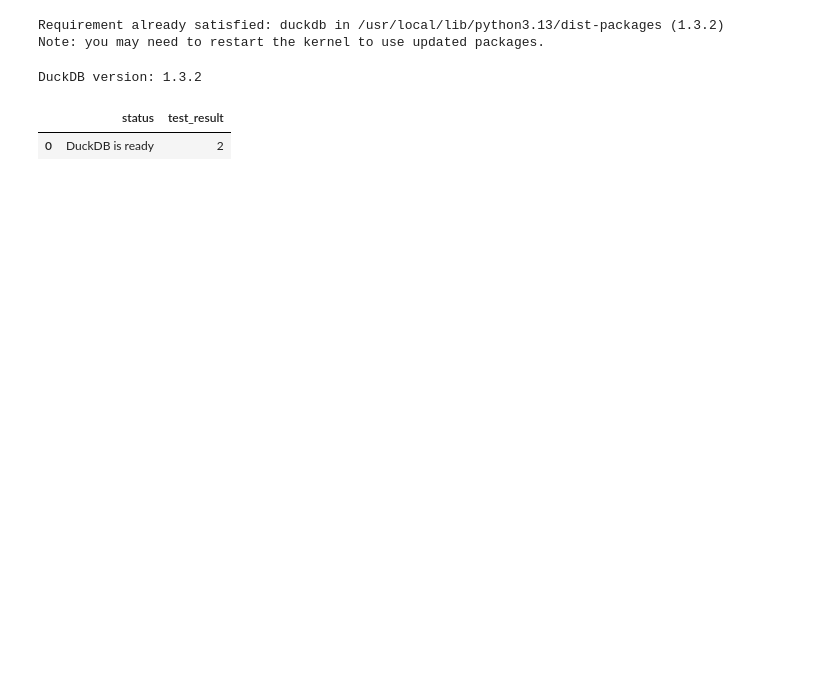
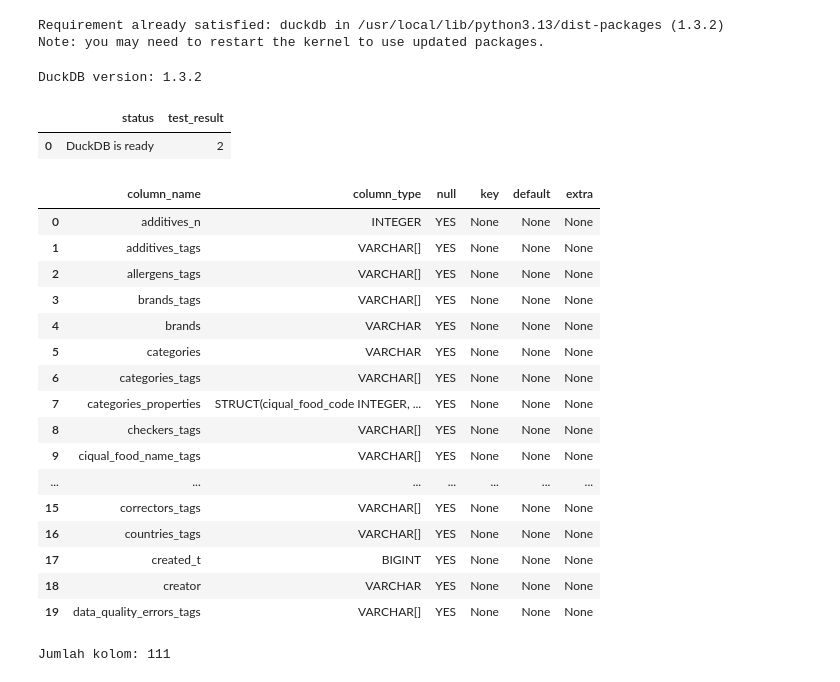
Before and after one commit to MaulanaKindi/indonesia-food-product-landscape, a Jupyter notebook: off-brand-landscape-00-environment-setup.ipynb, the cells around one changed output. Cells and saved outputs as stored; diff of their text form; code cells hidden in the pictures; blank space fills up the shorter version.

```diff
--- a/off-brand-landscape-00-environment-setup.ipynb
+++ b/off-brand-landscape-00-environment-setup.ipynb
@@ -45,3 +45,45 @@ display(result)
 DuckDB version: 1.3.2
 |  | status | test_result |
 | 0 | DuckDB is ready | 2 |
+# %%
+
+import duckdb
+
+con = duckdb.connect(":memory:")
+
+# Aktifkan dukungan akses file melalui HTTP.
+con.execute("INSTALL httpfs")
+con.execute("LOAD httpfs")
+
+source_url = (
+    "https://huggingface.co/datasets/"
+    "openfoodfacts/product-database/resolve/main/food.parquet"
+)
+
+# Periksa struktur kolom tanpa meminta seluruh isi tabel.
+schema = con.execute(
+    f"DESCRIBE SELECT * FROM read_parquet('{source_url}')"
+).fetchdf()
+
+display(schema.head(20))
+
+print("Jumlah kolom:", len(schema))
+# %% [output]
+|  | column_name | column_type | null | key | default | extra |
+| 0 | additives_n | INTEGER | YES | None | None | None |
+| 1 | additives_tags | VARCHAR[] | YES | None | None | None |
+| 2 | allergens_tags | VARCHAR[] | YES | None | None | None |
+| 3 | brands_tags | VARCHAR[] | YES | None | None | None |
+| 4 | brands | VARCHAR | YES | None | None | None |
+| 5 | categories | VARCHAR | YES | None | None | None |
+| 6 | categories_tags | VARCHAR[] | YES | None | None | None |
+| 7 | categories_properties | STRUCT(ciqual_food_code INTEGER, ... | YES | None | None | None |
+| 8 | checkers_tags | VARCHAR[] | YES | None | None | None |
+| 9 | ciqual_food_name_tags | VARCHAR[] | YES | None | None | None |
+| ... | ... | ... | ... | ... | ... | ... |
+| 15 | correctors_tags | VARCHAR[] | YES | None | None | None |
+| 16 | countries_tags | VARCHAR[] | YES | None | None | None |
+| 17 | created_t | BIGINT | YES | None | None | None |
+| 18 | creator | VARCHAR | YES | None | None | None |
+| 19 | data_quality_errors_tags | VARCHAR[] | YES | None | None | None |
+Jumlah kolom: 111
```
Also changed, not shown: parts of 31 cells of this notebook.
